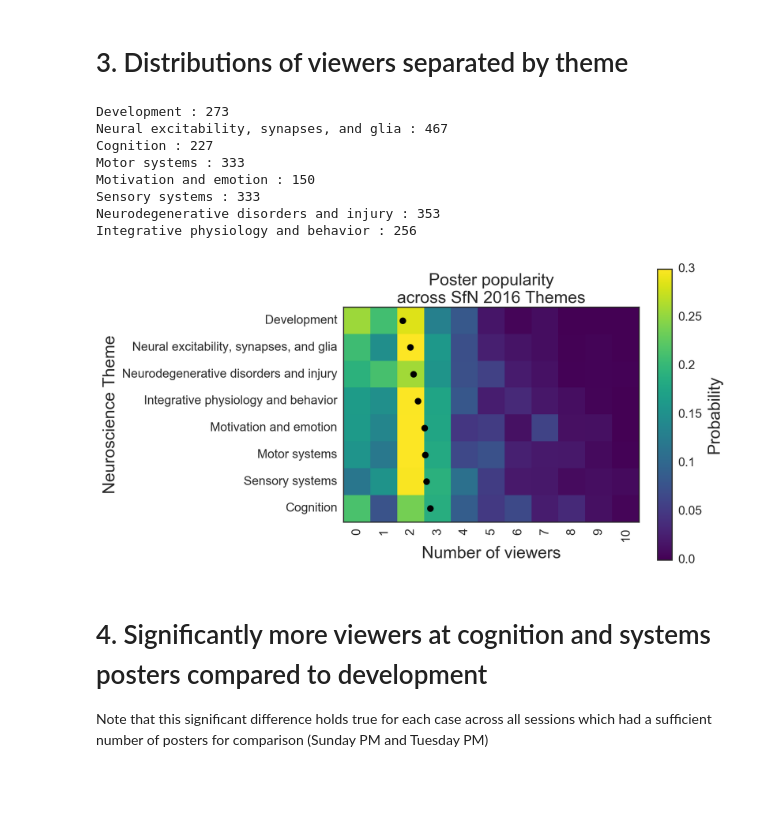
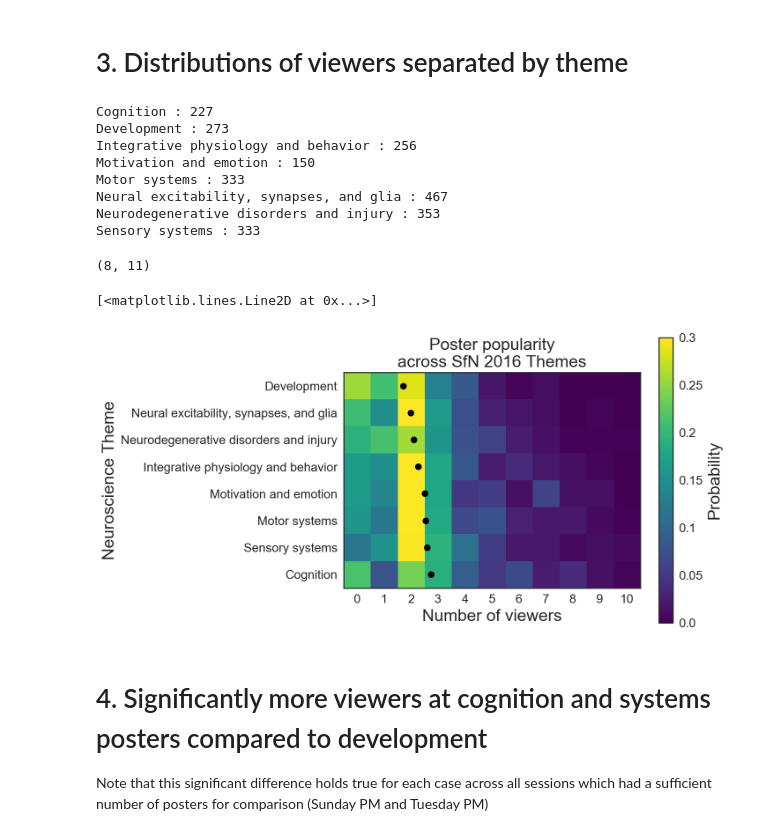
Before and after one commit to srcole/qwm, a Jupyter notebook: sfn/Poster viewer distribution by SfN theme.ipynb, the cells around one changed output. Saved outputs shown, nothing was run; the diff lists cells and outputs as text; code cells hidden in the pictures; blank space fills up the shorter version.

Commit message:
update sfn poster theme to py3

```diff
--- a/sfn/Poster viewer distribution by SfN theme.ipynb
+++ b/sfn/Poster viewer distribution by SfN theme.ipynb
@@ -81,20 +81,20 @@ for k in ks_Theme:
 
 # Remove 'Techniques' because only 2 posters were counted. Rest have at least 156
 dfs_grouped.pop('Techniques')
-ks_Theme.remove('Techniques')
+ks_Theme = list(ks_Theme)[:-1]
 # %%
 # Count of number of posters in each theme for each day
 for k in ks_Theme:
-    print k,':',len(dfs_grouped[k])
+    print(k,':',len(dfs_grouped[k]))
 # %% [output]
+Cognition : 227
 Development : 273
+Integrative physiology and behavior : 256
+Motivation and emotion : 150
+Motor systems : 333
 Neural excitability, synapses, and glia : 467
-Cognition : 227
-Motor systems : 333
-Motivation and emotion : 150
+Neurodegenerative disorders and injury : 353
 Sensory systems : 333
-Neurodegenerative disorders and injury : 353
-Integrative physiology and behavior : 256
 # %%
 # Calculate probability distribution for each theme
 N_themes = len(ks_Theme)
@@ -122,22 +122,28 @@ for i, irank in enumerate(theme_ranks):
     ks_Theme_sort[irank] = ks_Theme[i]
     weightedavg_sort[irank] = weightedavg_bytheme[i]
     normviewerdist_sort[irank] = normviewerdist_bytheme[i]
+# %%
+np.shape(normviewerdist_sort)
+# %% [output]
+(8, 11)
 # %%
 # Make a 2d colorplot
 from tools.plt import color2d #from the 'srcole/tools' repo
 from matplotlib import cm
-color2d(normviewerdist_sort, cmap=cm.viridis,figsize=(10,6),
+plt.figure(figsize=(10,6))
+color2d(normviewerdist_sort, cmap=cm.viridis,
         clim=[0,.3], cticks = np.arange(0,.31,.05), color_label='Probability',
             plot_title='Poster popularity\nacross SfN 2016 Themes',
             plot_xlabel='Number of viewers', plot_ylabel='Neuroscience Theme',
             plot_xticks_locs=range(N_bins), plot_xticks_labels=range(N_bins),
             plot_yticks_locs=range(N_themes), plot_yticks_labels=ks_Theme_sort,
         interpolation='none', fontsize_minor=14, fontsize_major=19)
 
 # On top, plot the mean
 plt.plot(weightedavg_sort,range(8),'k.',ms=15)
 # %% [output]
+[<matplotlib.lines.Line2D at 0x...>]
-[figure, old version]
+[figure, new version]
 # %% [markdown]
 # 4. Significantly more viewers at cognition and systems posters compared to development
 Note that this significant difference holds true for each case across all sessions which had a sufficient number of posters for comparison (Sunday PM and Tuesday PM)
```
Also changed, not shown: parts of 5 cells of this notebook.
